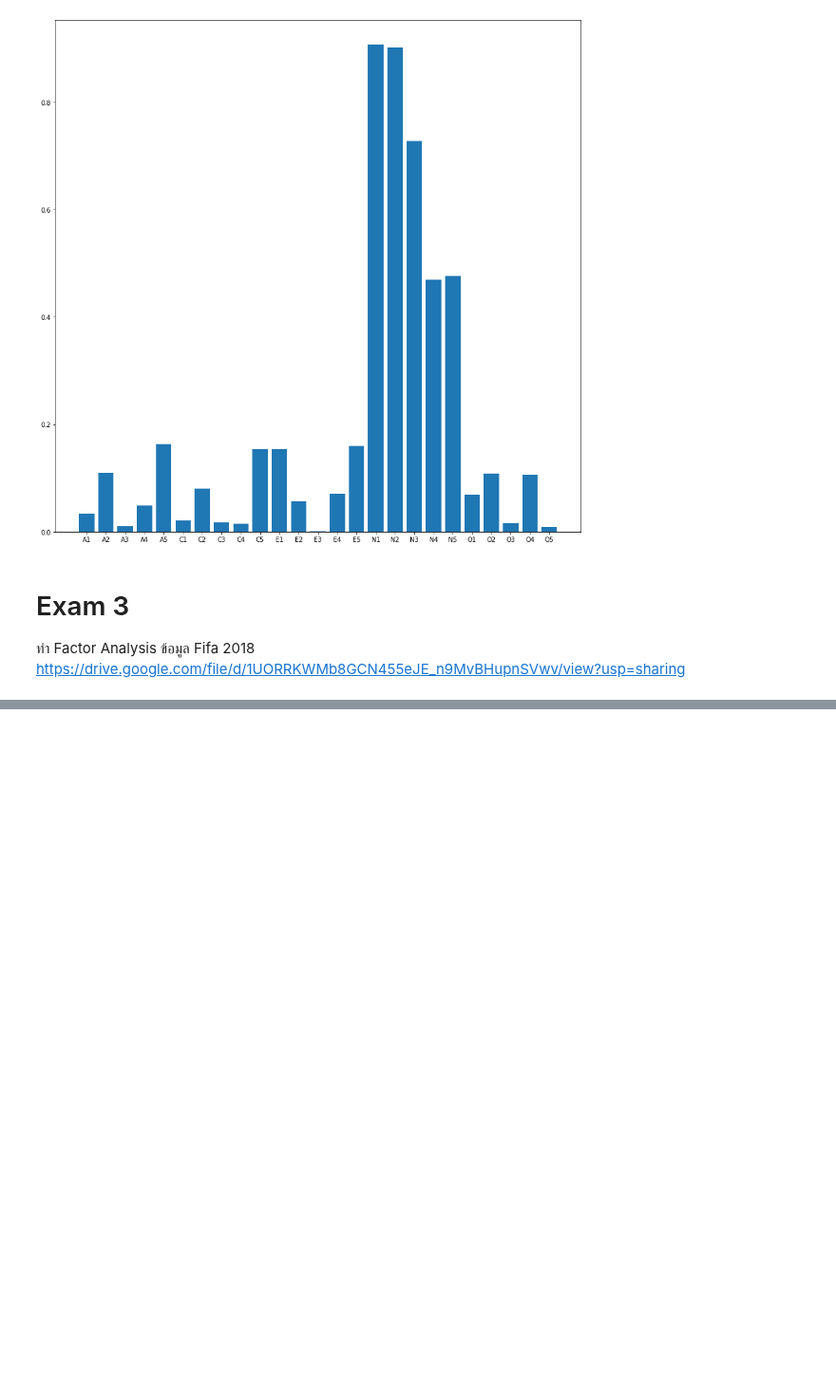
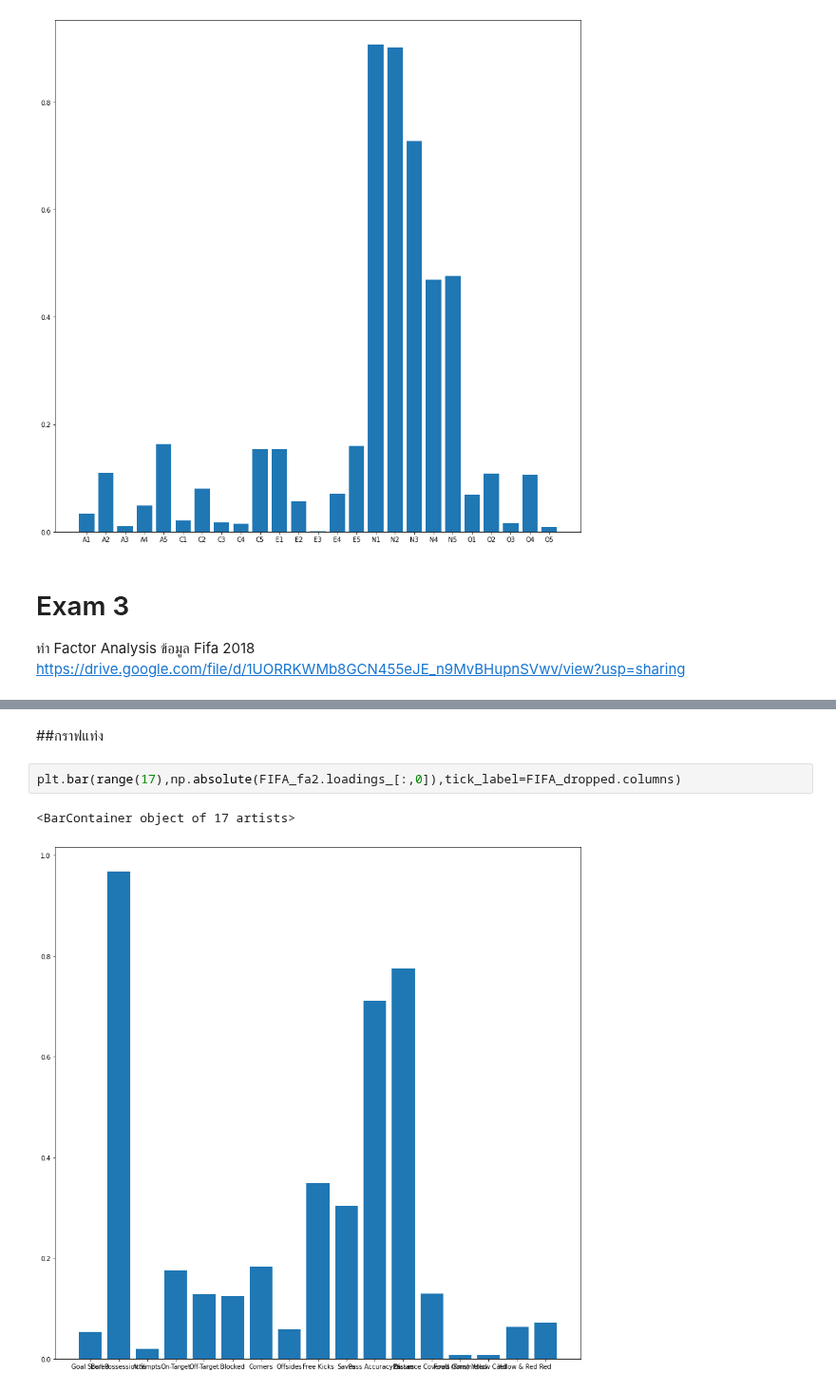
Before and after one commit to Thitichaya2000/multivariate, a Jupyter notebook: Chapter5_Factor_Analysis.ipynb, the cells around one changed output, grey strips where cells are left out. Shown at 95% size. Cells and saved outputs as stored; diff of their text form; blank space fills up the shorter version.

```diff
--- a/Chapter5_Factor_Analysis.ipynb
+++ b/Chapter5_Factor_Analysis.ipynb
@@ -228,0 +392,7 @@ https://drive.google.com/file/d/1UORRKWMb8GCN455eJE_n9MvBHupnSVwv/view?usp=shari
+# %% [markdown]
+##กราฟแท่ง
+# %%
+plt.bar(range(17),np.absolute(FIFA_fa2.loadings_[:,0]),tick_label=FIFA_dropped.columns)
+# %% [output]
+<BarContainer object of 17 artists>
+[figure, added]
```
Also changed, not shown: parts of 39 cells of this notebook.
